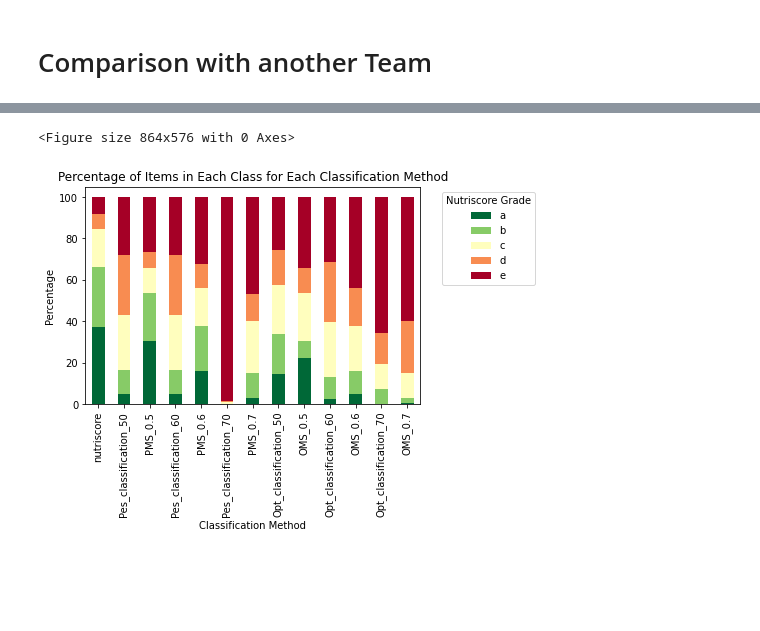
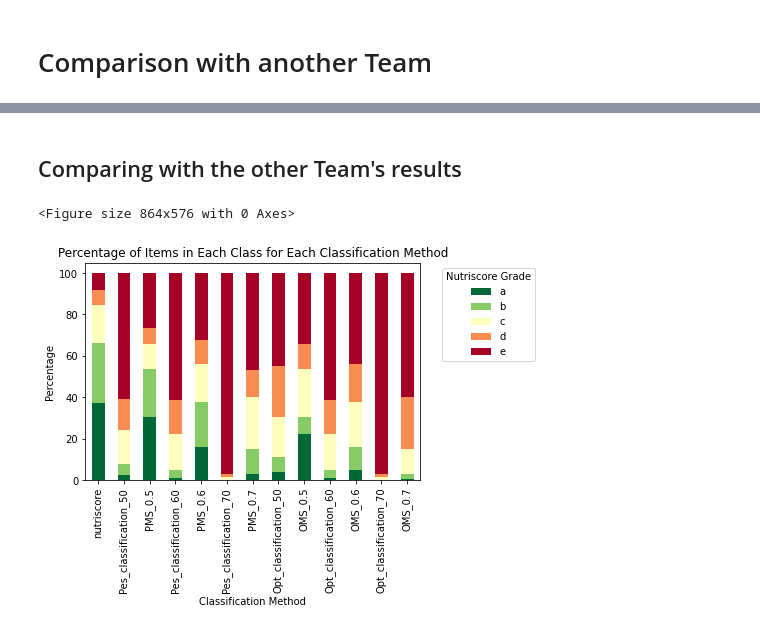
Before and after one commit to ahmadabusaiid/dm-nutri-score-project, a Jupyter notebook: 5.MajoritySorting-7.Comparisson_with_other_group.ipynb, the cells around one changed output, grey strips where cells are left out. Cells and saved outputs as stored; diff of their text form; code cells hidden in the pictures; blank space fills up the shorter version.

```diff
--- a/5.MajoritySorting-7.Comparisson_with_other_group.ipynb
+++ b/5.MajoritySorting-7.Comparisson_with_other_group.ipynb
@@ -452,7 +610,7 @@ plt.show()
 # Comparison with another Team
 # %%
 # Specify the file path
-gega_file_path = "C:/Users/maria/OneDrive/Documentos/CS_Clases/Desicion_Modeling/NutriScore_Project/Gega-Lorencio_Abril.csv"
+gega_file_path = "C:/Users/maria/OneDrive/Documentos/CS_Clases/Desicion_Modeling/NutriScore_Project/Gega-Lorencio_Abril_2.csv"
 
 # Read the CSV file into a pandas DataFrame
 Gega_df = pd.read_csv(gega_file_path)
@@ -473,5 +631 @@ Gega_df
 193 rows × 21 columns
-# %%
-reordered = ["id", "name", "nutriscore","energy","sugar_g","fat_g","sodium_mg", "proteins_g", "fibers_g", "perc_fruit", "PMS_0.5","PMS_0.6","PMS_0.7","OMS_0.5","OMS_0.6","OMS_0.7"]
-Gega_df = Gega_df[reordered]
-Gega_df
@@ -517,0 +632,4 @@ gega_result_cleaned
+# %%
+gega_result = PessimisticmajoritySorting(weights_proposed, lambda_thresholds_percentage, Gega_df, preference_thresholds_pi)
+gega_result = OptimisticmajoritySorting(weights_proposed, lambda_thresholds_percentage, Gega_df, preference_thresholds_pi)
+gega_result
@@ -517,0 +667,7 @@ gega_result_cleaned
+# %%
+gega_result_cleaned = gega_result.dropna()
+# Select relevant columns
+class_columns = ['nutriscore', 'Pes_classification_50', "PMS_0.5",'Pes_classification_60',"PMS_0.6",'Pes_classification_70', "PMS_0.7",'Opt_classification_50', "OMS_0.5",'Opt_classification_60', "OMS_0.6",'Opt_classification_70',"OMS_0.7" ]
+
+gega_result_cleaned = gega_result_cleaned
+gega_result_cleaned
@@ -518,22 +688,25 @@ gega_result_cleaned
 # %%
 # Assuming df is your DataFrame
 gega_result_cleaned.to_excel("C:/Users/maria/OneDrive/Documentos/CS_Clases/Desicion_Modeling/NutriScore_Project/MAK-Classification_GL-dataset.xlsx", index=False)
+# %% [markdown]
+## Comparing with the other Team's results
 # %%
+class_columns = ['nutriscore', 'Pes_classification_50', "PMS_0.5",'Pes_classification_60',"PMS_0.6",'Pes_classification_70', "PMS_0.7",'Opt_classification_50', "OMS_0.5",'Opt_classification_60', "OMS_0.6",'Opt_classification_70',"OMS_0.7" ]
 
 # Calculate the percentage of items in each class for each classification method
-class_percentages = gega_result_cleaned.apply(lambda x: x.value_counts(normalize=True) * 100)
+class_percentages = gega_result_cleaned[class_columns].apply(lambda x: x.value_counts(normalize=True) * 100)
 
 # Plot the stacked bar plot
 plt.figure(figsize=(12, 8))
 class_percentages.T.plot(kind='bar', stacked=True, colormap='RdYlGn_r')
 plt.title('Percentage of Items in Each Class for Each Classification Method')
 plt.xlabel('Classification Method')
 plt.ylabel('Percentage')
 plt.legend(title='Nutriscore Grade', bbox_to_anchor=(1.05, 1), loc='upper left')
 plt.show()
 # %% [output]
 <Figure size 864x576 with 0 Axes>
-[figure, old version]
+[figure, new version]
 # %%
 # List of column pairs
 column_pairs = [
```
Also changed, not shown: parts of 30 cells of this notebook, 1 other file.
